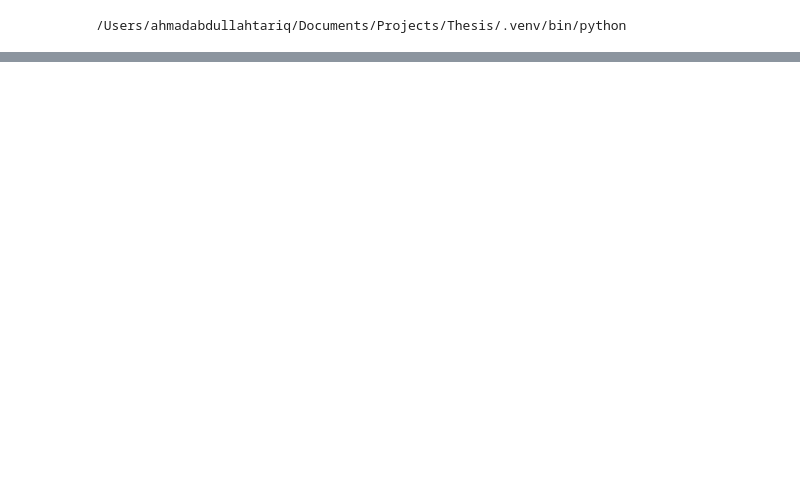
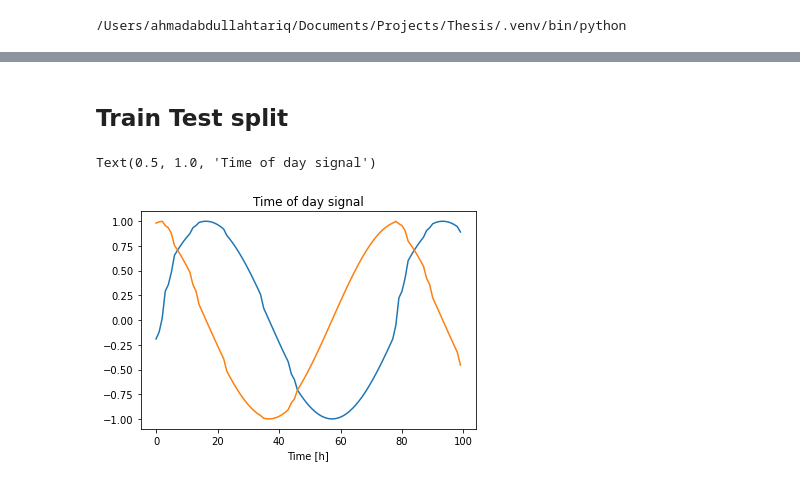
Before and after one commit to ahmadabdullah247/thesis, a Jupyter notebook: SingleHotel/LA_SVR.ipynb, the cells around one changed output, grey strips where cells are left out. Saved outputs shown, nothing was run; the diff lists cells and outputs as text; code cells hidden in the pictures; blank space fills up the shorter version.

```diff
--- a/SingleHotel/LA_SVR.ipynb
+++ b/SingleHotel/LA_SVR.ipynb
@@ -49,0 +34,3 @@ plt.show()
+# %%
+# df = df[df['LeadTime']==89]
+df = df.rename(columns={'Reservations':'ROH'})
@@ -49,0 +50,2 @@ plt.show()
+# %%
+df.loc[df['Price'] > 154, 'Price'] = df['Price'].median()
@@ -49,0 +69,24 @@ plt.show()
+# %% [markdown]
+## Train Test split
+# %%
+# This is a hack to combine both datetime columns
+from datetime import timedelta ,datetime
+df['DOA'] = df['DOA']+df['LeadTime'].apply(lambda x: timedelta(minutes=(1440-((x+1)*16))))
+
+timestamp_s = df['DOA'].map(datetime.timestamp)
+# %%
+day = 24*60*60
+year = (365.2425)*day
+
+df['Day sin'] = np.sin(timestamp_s * (2 * np.pi / day))
+df['Day cos'] = np.cos(timestamp_s * (2 * np.pi / day))
+df['Year sin'] = np.sin(timestamp_s * (2 * np.pi / year))
+df['Year cos'] = np.cos(timestamp_s * (2 * np.pi / year))
+# %%
+plt.plot(np.array(df['Day sin'])[:100])
+plt.plot(np.array(df['Day cos'])[:100])
+plt.xlabel('Time [h]')
+plt.title('Time of day signal')
+# %% [output]
+Text(0.5, 1.0, 'Time of day signal')
+[figure, added]
```
Also changed, not shown: parts of 37 cells of this notebook, 11 other files.
